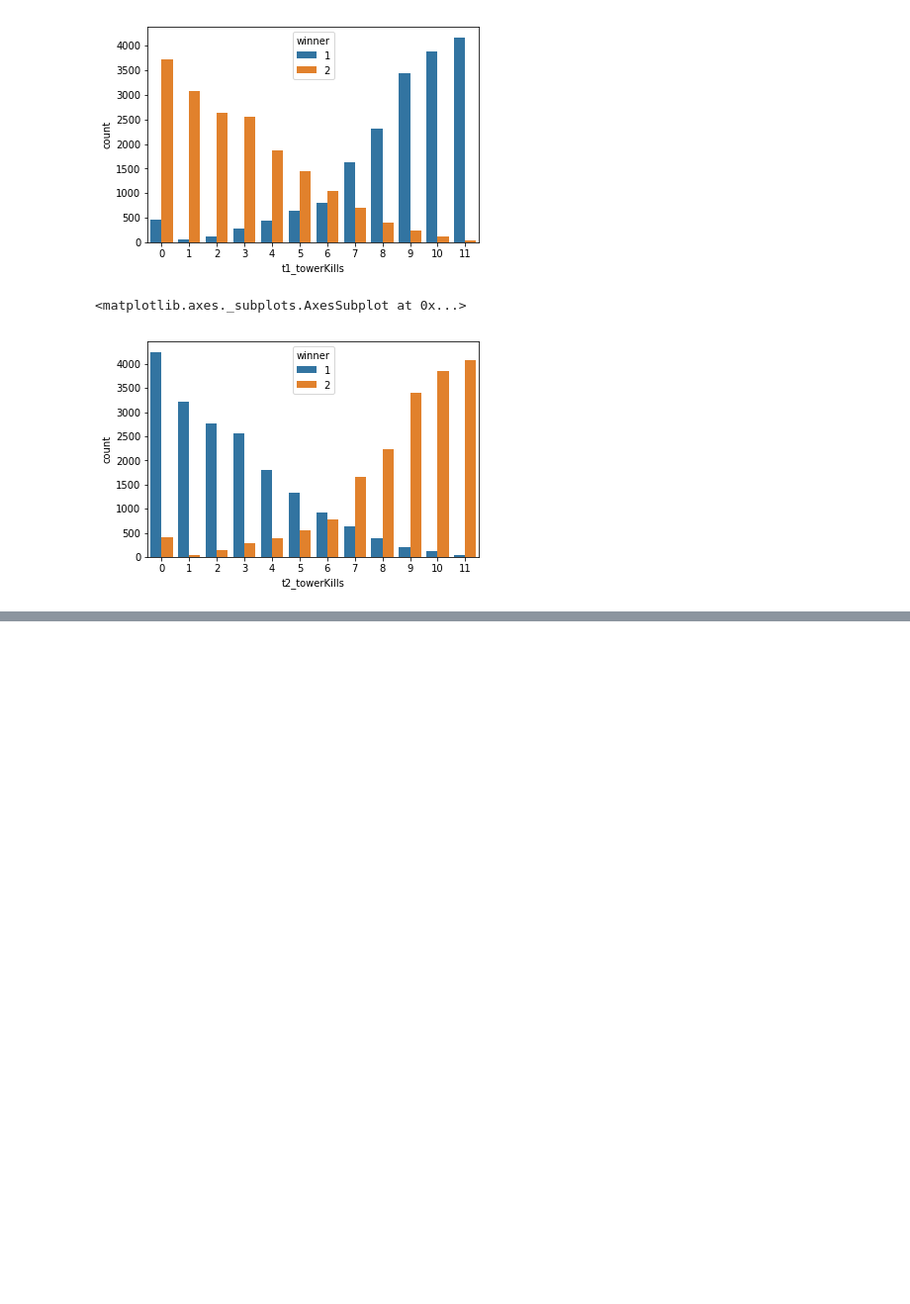
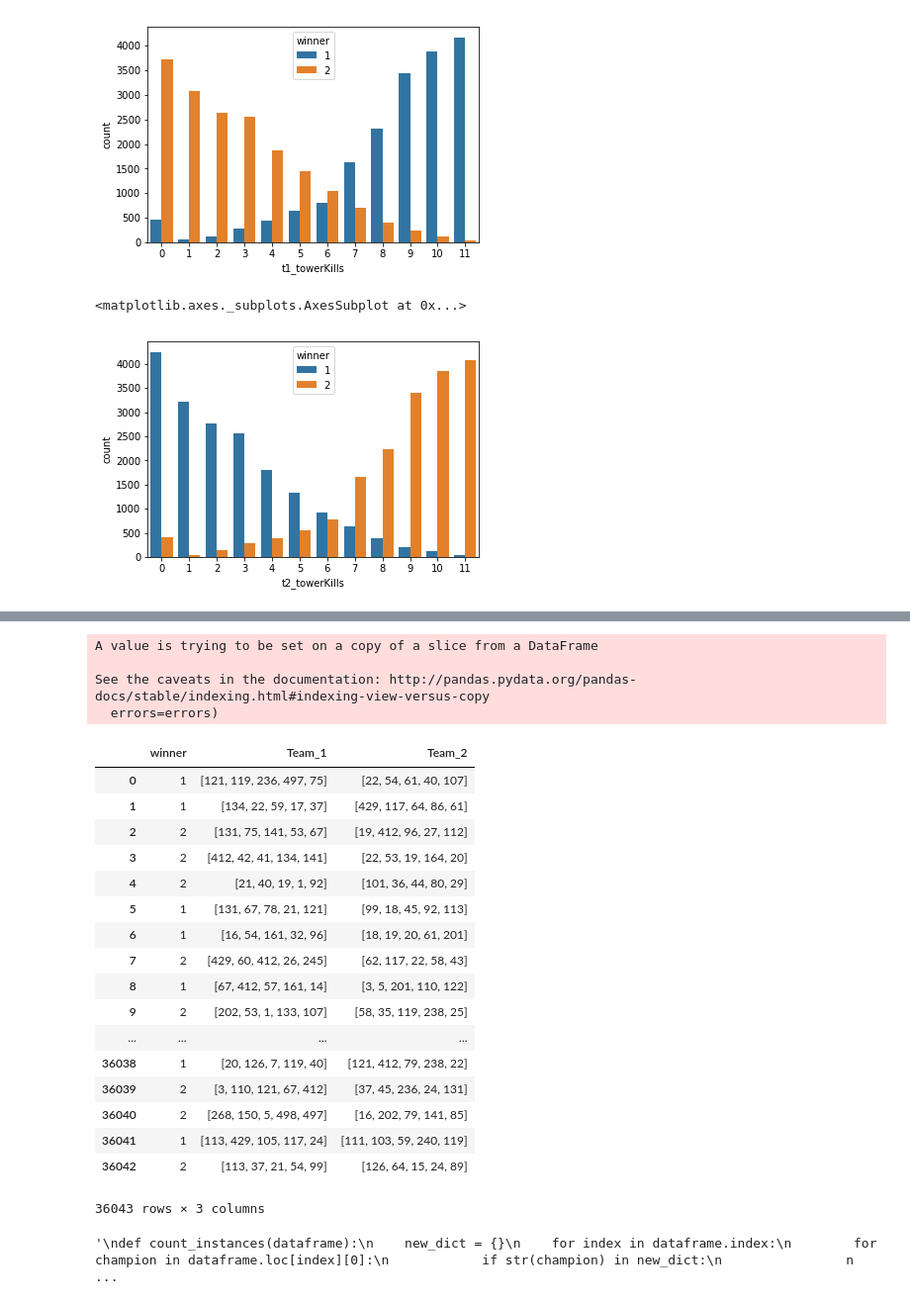
Before and after one commit to Kristian-Roopnarine/ML-League-Of-Legends, a Jupyter notebook: LOL_EDA.ipynb, the cells around one changed output, grey strips where cells are left out. Shown: that part at 99% size. Drawn from its saved outputs; the diff is of its cells as text; code cells hidden in the pictures; blank space fills up the shorter version.

```diff
--- a/LOL_EDA.ipynb
+++ b/LOL_EDA.ipynb
@@ -474,0 +484,5 @@ sns.countplot(x='t2_towerKills',data=games_train,hue='winner')
+# %%
+#team1=team1[team1['winner'] == 1]
+#team2=team2[team2['winner']==2]
+total_team['Team_1'] = 0
+total_team['Team_2'] = 0
@@ -474,0 +500,13 @@ sns.countplot(x='t2_towerKills',data=games_train,hue='winner')
+# %%
+def aggregate_columns(dataframe):
+    dataframe.reset_index(drop=True,inplace=True)
+    dataframe['Team_1'] = dataframe['Team_1'].astype(object)
+    dataframe['Team_2'] = dataframe['Team_2'].astype(object)
+    for index in dataframe.index:
+        Team=dataframe.loc[index][1:6].tolist()
+        dataframe.at[index,'Team_1'] = Team
+        Team2=dataframe.loc[index][6:11].tolist()
+        dataframe.at[index,'Team_2'] = Team2
+    return dataframe
+# %%
+total_team = aggregate_columns(total_team)
@@ -474,0 +533,29 @@ sns.countplot(x='t2_towerKills',data=games_train,hue='winner')
+# %%
+drop = team_comp= ['t1_champ1id','t1_champ2id','t1_champ3id','t1_champ4id','t1_champ5id','t2_champ1id','t2_champ2id','t2_champ3id','t2_champ4id','t2_champ5id']
+total_team.drop(drop,axis=1,inplace=True)
+# %% [output]
+A value is trying to be set on a copy of a slice from a DataFrame
+
+See the caveats in the documentation: http://pandas.pydata.org/pandas-docs/stable/indexing.html#indexing-view-versus-copy
+  errors=errors)
+# %%
+total_team
+# %% [output]
+|  | winner | Team_1 | Team_2 |
+| 0 | 1 | [121, 119, 236, 497, 75] | [22, 54, 61, 40, 107] |
+| 1 | 1 | [134, 22, 59, 17, 37] | [429, 117, 64, 86, 61] |
+| 2 | 2 | [131, 75, 141, 53, 67] | [19, 412, 96, 27, 112] |
+| 3 | 2 | [412, 42, 41, 134, 141] | [22, 53, 19, 164, 20] |
+| 4 | 2 | [21, 40, 19, 1, 92] | [101, 36, 44, 80, 29] |
+| 5 | 1 | [131, 67, 78, 21, 121] | [99, 18, 45, 92, 113] |
+| 6 | 1 | [16, 54, 161, 32, 96] | [18, 19, 20, 61, 201] |
+| 7 | 2 | [429, 60, 412, 26, 245] | [62, 117, 22, 58, 43] |
+| 8 | 1 | [67, 412, 57, 161, 14] | [3, 5, 201, 110, 122] |
+| 9 | 2 | [202, 53, 1, 133, 107] | [58, 35, 119, 238, 25] |
+| ... | ... | ... | ... |
+| 36038 | 1 | [20, 126, 7, 119, 40] | [121, 412, 79, 238, 22] |
+| 36039 | 2 | [3, 110, 121, 67, 412] | [37, 45, 236, 24, 131] |
+| 36040 | 2 | [268, 150, 5, 498, 497] | [16, 202, 79, 141, 85] |
+| 36041 | 1 | [113, 429, 105, 117, 24] | [111, 103, 59, 240, 119] |
+| 36042 | 2 | [113, 37, 21, 54, 99] | [126, 64, 15, 24, 89] |
+36043 rows × 3 columns
@@ -474,0 +578,17 @@ sns.countplot(x='t2_towerKills',data=games_train,hue='winner')
+# %%
+"""
+def count_instances(dataframe):
+    new_dict = {}
+    for index in dataframe.index:
+        for champion in dataframe.loc[index][0]:
+            if str(champion) in new_dict:
+                new_dict[str(champion)] += 1
+            else:
+                new_dict[str(champion)] = 1
+    return new_dict
+
+team1_count = count_instances(team1)
+team2_count=count_instances(team2)
+"""
+# %% [output]
+'\ndef count_instances(dataframe):\n    new_dict = {}\n    for index in dataframe.index:\n        for champion in dataframe.loc[index][0]:\n            if str(champion) in new_dict:\n                n ...
```
Also changed, not shown: parts of 17 cells of this notebook.
